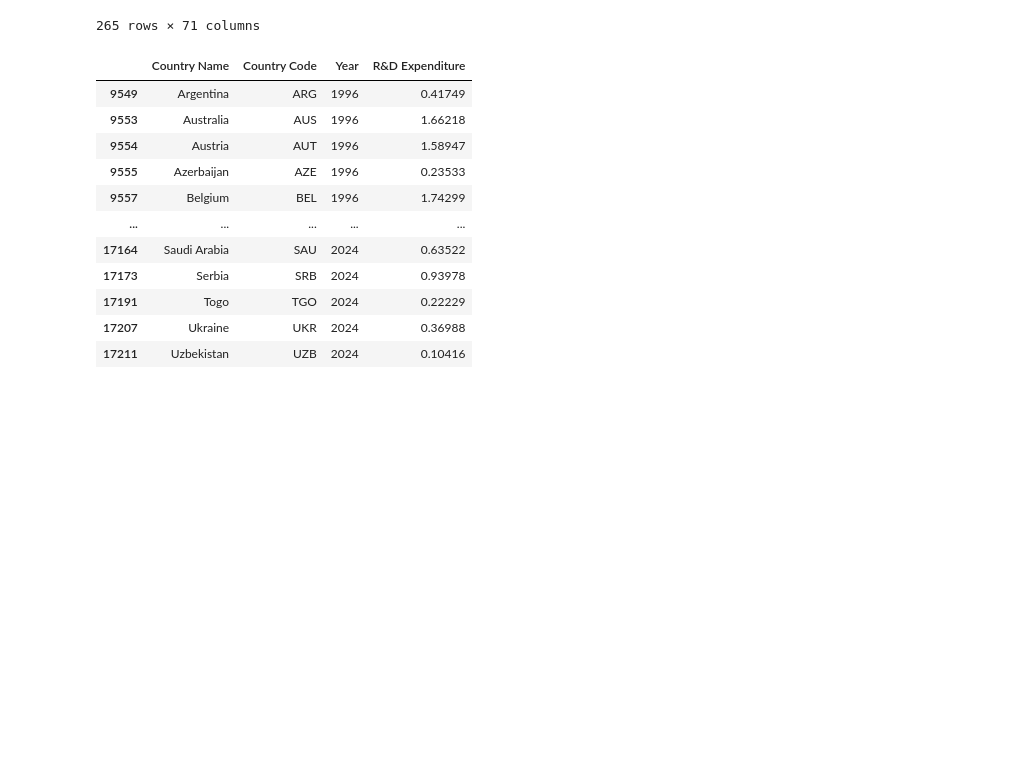
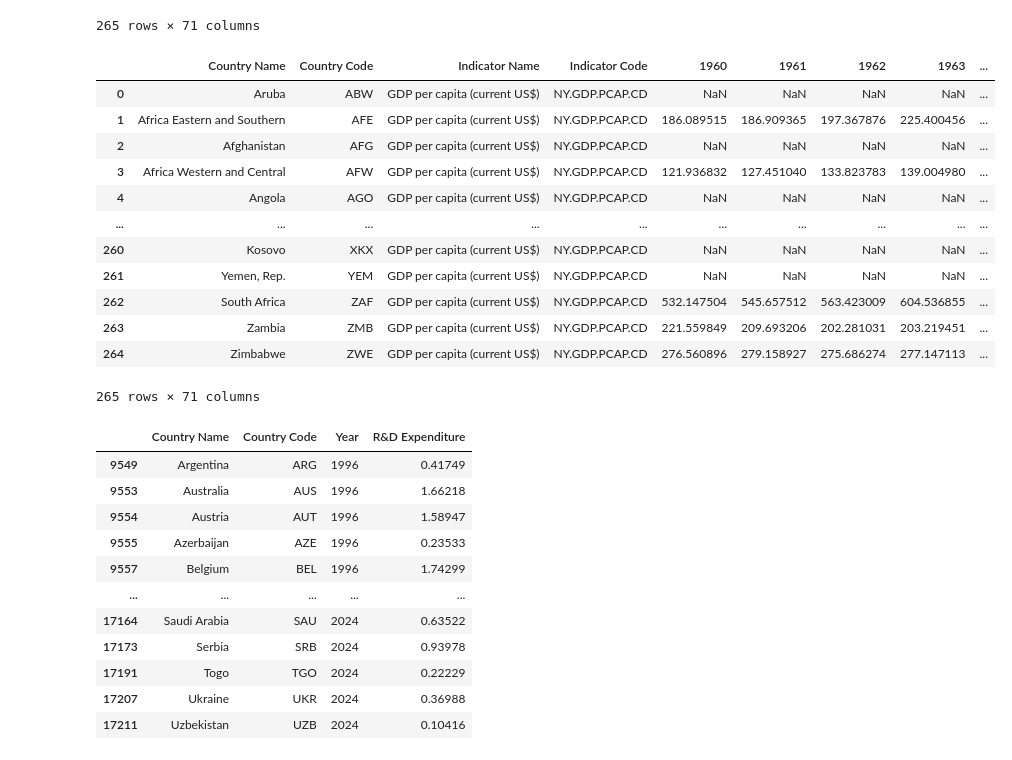
Before and after one commit to Zavvnr/Zavier-ISS-Presentation-Data, a Jupyter notebook: visualization.ipynb, the cells around one changed output. Saved outputs shown, nothing was run; the diff lists cells and outputs as text; code cells hidden in the pictures; blank space fills up the shorter version.

```diff
--- a/visualization.ipynb
+++ b/visualization.ipynb
@@ -77,6 +82,22 @@ PM_Exposure
 | 263 | Zambia | ZMB | Researchers in R&D (per million p... | SP.POP.SCIE.RD.P6 | NaN | NaN | NaN | NaN | ... |
 | 264 | Zimbabwe | ZWE | Researchers in R&D (per million p... | SP.POP.SCIE.RD.P6 | NaN | NaN | NaN | NaN | ... |
 265 rows × 71 columns
+# %%
+GDP_data
+# %% [output]
+|  | Country Name | Country Code | Indicator Name | Indicator Code | 1960 | 1961 | 1962 | 1963 | ... |
+| 0 | Aruba | ABW | GDP per capita (current US$) | NY.GDP.PCAP.CD | NaN | NaN | NaN | NaN | ... |
+| 1 | Africa Eastern and Southern | AFE | GDP per capita (current US$) | NY.GDP.PCAP.CD | 186.089515 | 186.909365 | 197.367876 | 225.400456 | ... |
+| 2 | Afghanistan | AFG | GDP per capita (current US$) | NY.GDP.PCAP.CD | NaN | NaN | NaN | NaN | ... |
+| 3 | Africa Western and Central | AFW | GDP per capita (current US$) | NY.GDP.PCAP.CD | 121.936832 | 127.451040 | 133.823783 | 139.004980 | ... |
+| 4 | Angola | AGO | GDP per capita (current US$) | NY.GDP.PCAP.CD | NaN | NaN | NaN | NaN | ... |
+| ... | ... | ... | ... | ... | ... | ... | ... | ... | ... |
+| 260 | Kosovo | XKX | GDP per capita (current US$) | NY.GDP.PCAP.CD | NaN | NaN | NaN | NaN | ... |
+| 261 | Yemen, Rep. | YEM | GDP per capita (current US$) | NY.GDP.PCAP.CD | NaN | NaN | NaN | NaN | ... |
+| 262 | South Africa | ZAF | GDP per capita (current US$) | NY.GDP.PCAP.CD | 532.147504 | 545.657512 | 563.423009 | 604.536855 | ... |
+| 263 | Zambia | ZMB | GDP per capita (current US$) | NY.GDP.PCAP.CD | 221.559849 | 209.693206 | 202.281031 | 203.219451 | ... |
+| 264 | Zimbabwe | ZWE | GDP per capita (current US$) | NY.GDP.PCAP.CD | 276.560896 | 279.158927 | 275.686274 | 277.147113 | ... |
+265 rows × 71 columns
 # %%
 r_and_d_expenditure = r_and_d_expenditure.drop(columns=[c for c in r_and_d_expenditure.columns if "Unnamed" in c])
 years = [c for c in r_and_d_expenditure.columns if c[:4].isdigit()]
```
Also changed, not shown: parts of 8 cells of this notebook, 1 other file.
